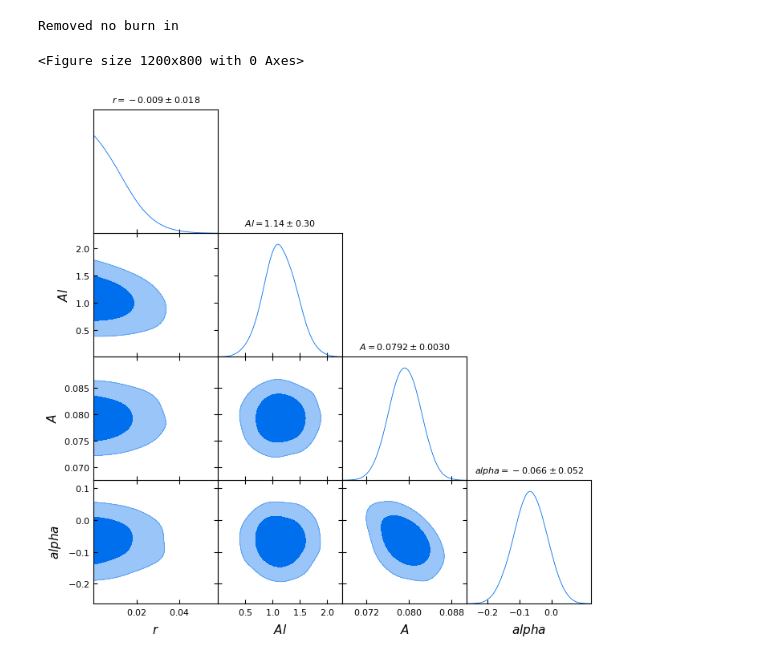
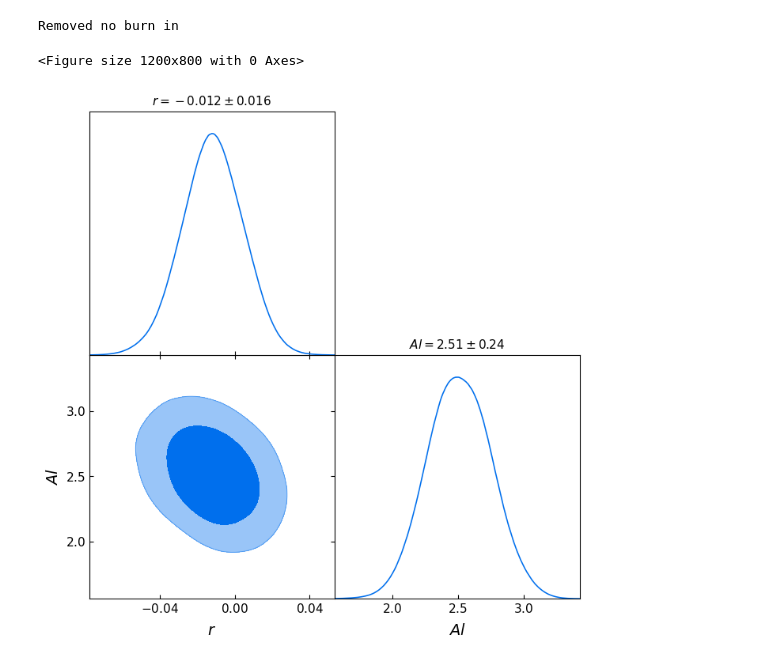
Before and after one commit to mathias77515/CMM-Pipeline, a Jupyter notebook: scripts_nahuel/analysis-r-2.ipynb, the cells around one changed output. Cells and saved outputs as stored; diff of their text form; code cells hidden in the pictures.

```diff
--- a/scripts_nahuel/analysis-r-2.ipynb
+++ b/scripts_nahuel/analysis-r-2.ipynb
@@ -40,5 +41,5 @@ dict_keys(['ell', 'DlBB_i', 'DlBB_i_res', 'DlBB_mean', 'DlBB_mean_res'])
 # %%
-Alens = 2.
+Alens = 1.
 r = 0.
 
 plt.figure()
@@ -146,13 +146,0 @@ plt.tight_layout
-# %%
-A=0.08
-alpha=-0.01
-
-plt.figure()
-plt.errorbar( data['ell'], data['DlBB_mean'][0,0,:], fmt = '-o', label = 'Dl_meanmap' )
-plt.errorbar( data['ell'], data['DlBB_mean'][1,1,:], fmt = '-o', label = 'Dl_meanmap' )
-plt.errorbar( data['ell'], np.abs( data['DlBB_mean'][1,0,:] ), fmt = '-o', label = 'Dl_meanmap' )
-# plt.errorbar( data['ell'], data['DlBB_mean'][0,1,:], fmt = '-o', label = 'Dl_meanmap' )
-# plt.errorbar( data['ell'], A * (data['ell']/80)**alpha, fmt = '-o', label = 'Dl_meanmap' )
-
-plt.yscale('log')
-# plt.xscale('log')
@@ -299,5 +375,5 @@ plt.colorbar()
 # %%
-cov = cov_cc_dd_dc_diag#cov_complete#
+cov = cov_complete#cov_cc_dd_dc_diag#
 
 cov_inv = np.linalg.inv(cov)
 
@@ -306,13 +382,17 @@ observation_unbiased = np.array([np.mean(data['DlBB_i'][:,0,0,:] - data['DlBB_i_
                                  np.mean(data['DlBB_i'][:,1,1,:] - data['DlBB_i_res'][:,1,1,:], axis=0),
                                  np.mean(data['DlBB_i'][:,1,0,:] - data['DlBB_i_res'][:,1,0,:], axis=0)])
 
-observation = observation_unbiased
+observation = observation_meanmap
+
+# observation = observation_unbiased
 # %%
-like_components = 'cmb_dust'
+like_components = 'cmb'
 
-cross_spec = True #use the information of the cross spectrum <Dust CMB>
+cross_spec = False #use the information of the cross spectrum <Dust CMB>
 
-corr_between_spectra = True #use the blocks of the cov matrix that correlates the different spectra. E.g. the block <Dust^2><CMB^2>
+dc_model = 'zero' #   'const' #'zero' #
+
+corr_between_spectra = False #use the blocks of the cov matrix that correlates the different spectra. E.g. the block <Dust^2><CMB^2>
                              #or <Dust CMB> <CMB^2>
 
 # cross_spec_cmb_dust = True
@@ -481,25 +714,25 @@ for j in range(nparams):
 # %%
 chainflat = sampler.get_chain(discard=300, thin=15, flat=True)
 
-names_all = ['r','Al','A','alpha']
+names_all = ['r','Al','A','alpha','Adc','alphadc']
 
 labels = []
 names = []
 for i in range(nparams):
     names += [f'{names_all[i]}']
     labels += [f'{names_all[i]}']
 
-s = MCSamples(samples=chainflat, names=names, labels=labels, label=r'', ranges={'r':(0, None)})
+s = MCSamples(samples=chainflat, names=names, labels=labels, label=r'')#, ranges={'r':(0, None)})
 
 plt.figure(figsize=(12, 8))
 
 # Triangle plot
 g = plots.get_subplot_plotter(width_inch=8)
 g.triangle_plot([s], filled=True, title_limit=1)
-plt.savefig('r_Alens_A_alpha_cov_cd_obs_unbiased')
+# plt.savefig('r_Alens_A_alpha_cov_cd_obs_unbiased')
 plt.show()
 # %% [output]
 Removed no burn in
 <Figure size 1200x800 with 0 Axes>
-[figure, old version]
+[figure, new version]
 # %%
```
Also changed, not shown: parts of 13 cells of this notebook, 1 other file.
